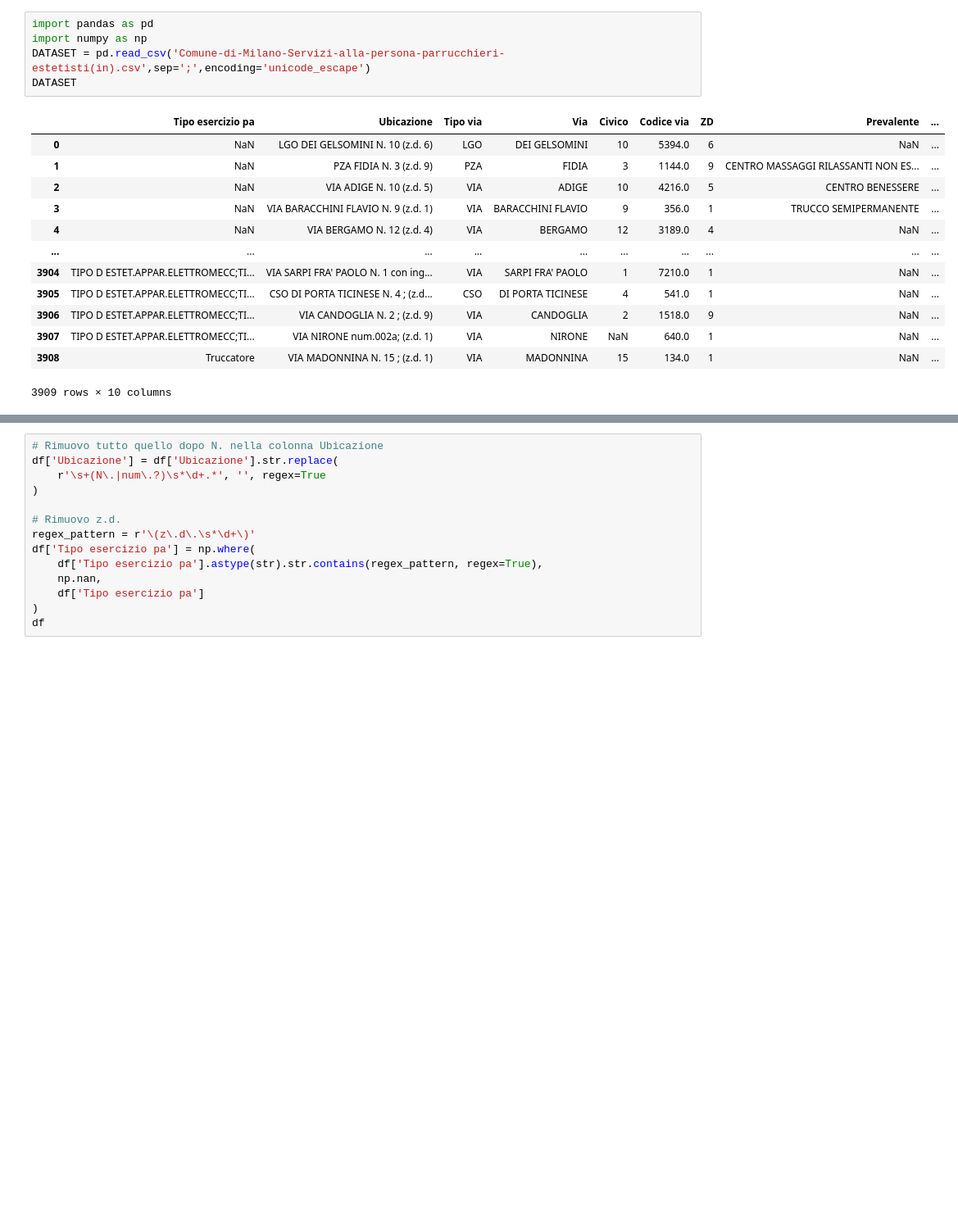
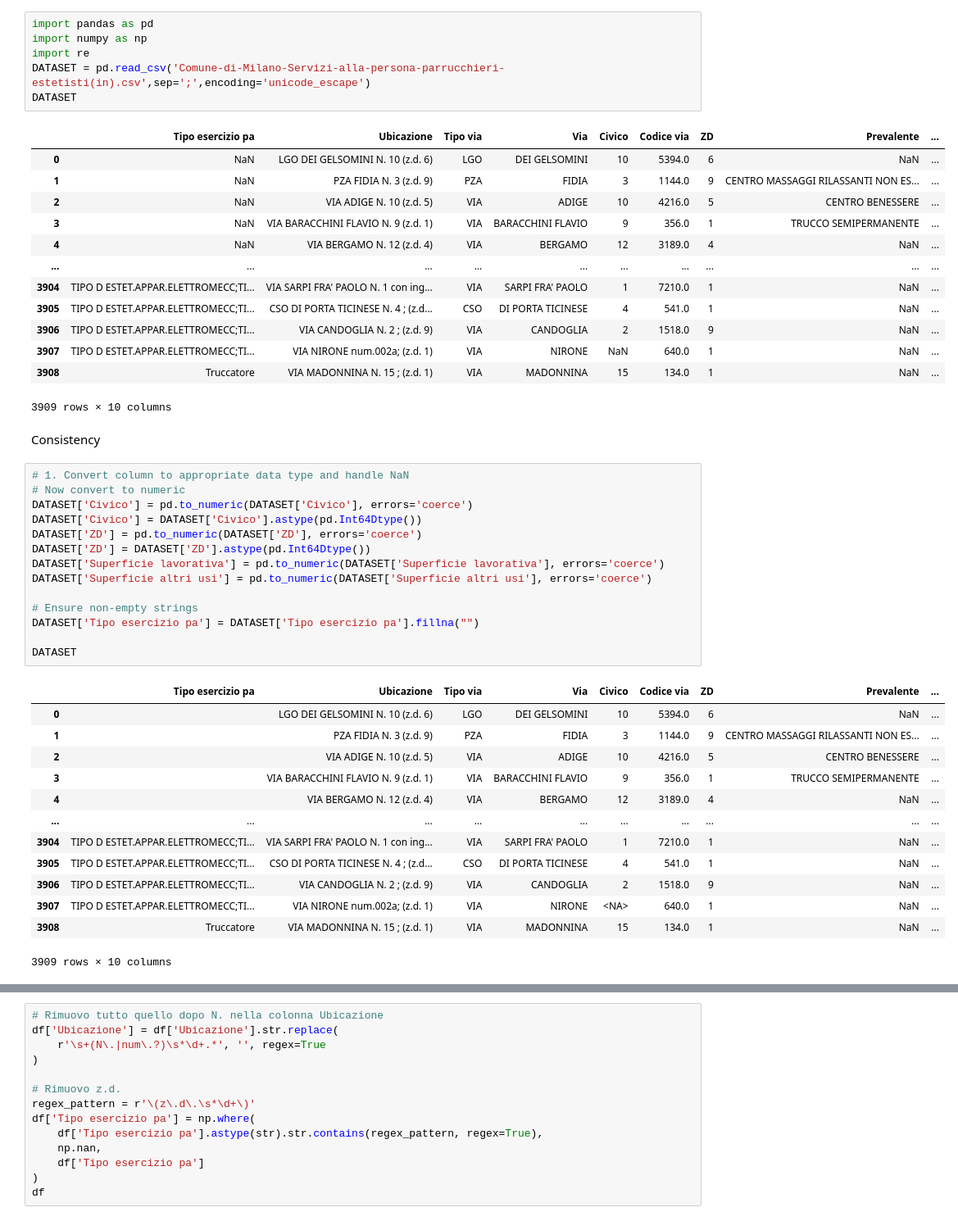
Before and after one commit to leonardotisato/DQP, a Jupyter notebook: data_cleaning.ipynb, the cells around one changed output, grey strips where cells are left out. Shown at 82% size. Saved outputs shown, nothing was run; the diff lists cells and outputs as text; blank space fills up the shorter version.

Commit message:
Data wranling example

```diff
--- a/data_cleaning.ipynb
+++ b/data_cleaning.ipynb
@@ -1,6 +1,7 @@
 # %%
 import pandas as pd
 import numpy as np
+import re
 DATASET = pd.read_csv('Comune-di-Milano-Servizi-alla-persona-parrucchieri-estetisti(in).csv',sep=';',encoding='unicode_escape')
 DATASET
 # %% [output]
@@ -17,3 +18,33 @@ DATASET
 | 3907 | TIPO D ESTET.APPAR.ELETTROMECC;TI... | VIA NIRONE num.002a; (z.d. 1) | VIA | NIRONE | NaN | 640.0 | 1 | NaN | ... |
 | 3908 | Truccatore | VIA MADONNINA N. 15 ; (z.d. 1) | VIA | MADONNINA | 15 | 134.0 | 1 | NaN | ... |
 3909 rows × 10 columns
+# %% [markdown]
+Consistency
+# %%
+# 1. Convert column to appropriate data type and handle NaN
+# Now convert to numeric
+DATASET['Civico'] = pd.to_numeric(DATASET['Civico'], errors='coerce')
+DATASET['Civico'] = DATASET['Civico'].astype(pd.Int64Dtype())
+DATASET['ZD'] = pd.to_numeric(DATASET['ZD'], errors='coerce')
+DATASET['ZD'] = DATASET['ZD'].astype(pd.Int64Dtype())
+DATASET['Superficie lavorativa'] = pd.to_numeric(DATASET['Superficie lavorativa'], errors='coerce')
+DATASET['Superficie altri usi'] = pd.to_numeric(DATASET['Superficie altri usi'], errors='coerce')
+
+# Ensure non-empty strings
+DATASET['Tipo esercizio pa'] = DATASET['Tipo esercizio pa'].fillna("")
+
+DATASET
+# %% [output]
+|  | Tipo esercizio pa | Ubicazione | Tipo via | Via | Civico | Codice via | ZD | Prevalente | ... |
+| 0 |  | LGO DEI GELSOMINI N. 10 (z.d. 6) | LGO | DEI GELSOMINI | 10 | 5394.0 | 6 | NaN | ... |
+| 1 |  | PZA FIDIA N. 3 (z.d. 9) | PZA | FIDIA | 3 | 1144.0 | 9 | CENTRO MASSAGGI RILASSANTI NON ES... | ... |
+| 2 |  | VIA ADIGE N. 10 (z.d. 5) | VIA | ADIGE | 10 | 4216.0 | 5 | CENTRO BENESSERE | ... |
+| 3 |  | VIA BARACCHINI FLAVIO N. 9 (z.d. 1) | VIA | BARACCHINI FLAVIO | 9 | 356.0 | 1 | TRUCCO SEMIPERMANENTE | ... |
+| 4 |  | VIA BERGAMO N. 12 (z.d. 4) | VIA | BERGAMO | 12 | 3189.0 | 4 | NaN | ... |
+| ... | ... | ... | ... | ... | ... | ... | ... | ... | ... |
+| 3904 | TIPO D ESTET.APPAR.ELETTROMECC;TI... | VIA SARPI FRA' PAOLO N. 1 con ing... | VIA | SARPI FRA' PAOLO | 1 | 7210.0 | 1 | NaN | ... |
+| 3905 | TIPO D ESTET.APPAR.ELETTROMECC;TI... | CSO DI PORTA TICINESE N. 4 ; (z.d... | CSO | DI PORTA TICINESE | 4 | 541.0 | 1 | NaN | ... |
+| 3906 | TIPO D ESTET.APPAR.ELETTROMECC;TI... | VIA CANDOGLIA N. 2 ; (z.d. 9) | VIA | CANDOGLIA | 2 | 1518.0 | 9 | NaN | ... |
+| 3907 | TIPO D ESTET.APPAR.ELETTROMECC;TI... | VIA NIRONE num.002a; (z.d. 1) | VIA | NIRONE | <NA> | 640.0 | 1 | NaN | ... |
+| 3908 | Truccatore | VIA MADONNINA N. 15 ; (z.d. 1) | VIA | MADONNINA | 15 | 134.0 | 1 | NaN | ... |
+3909 rows × 10 columns
```
Also changed, not shown: parts of 14 cells of this notebook.
